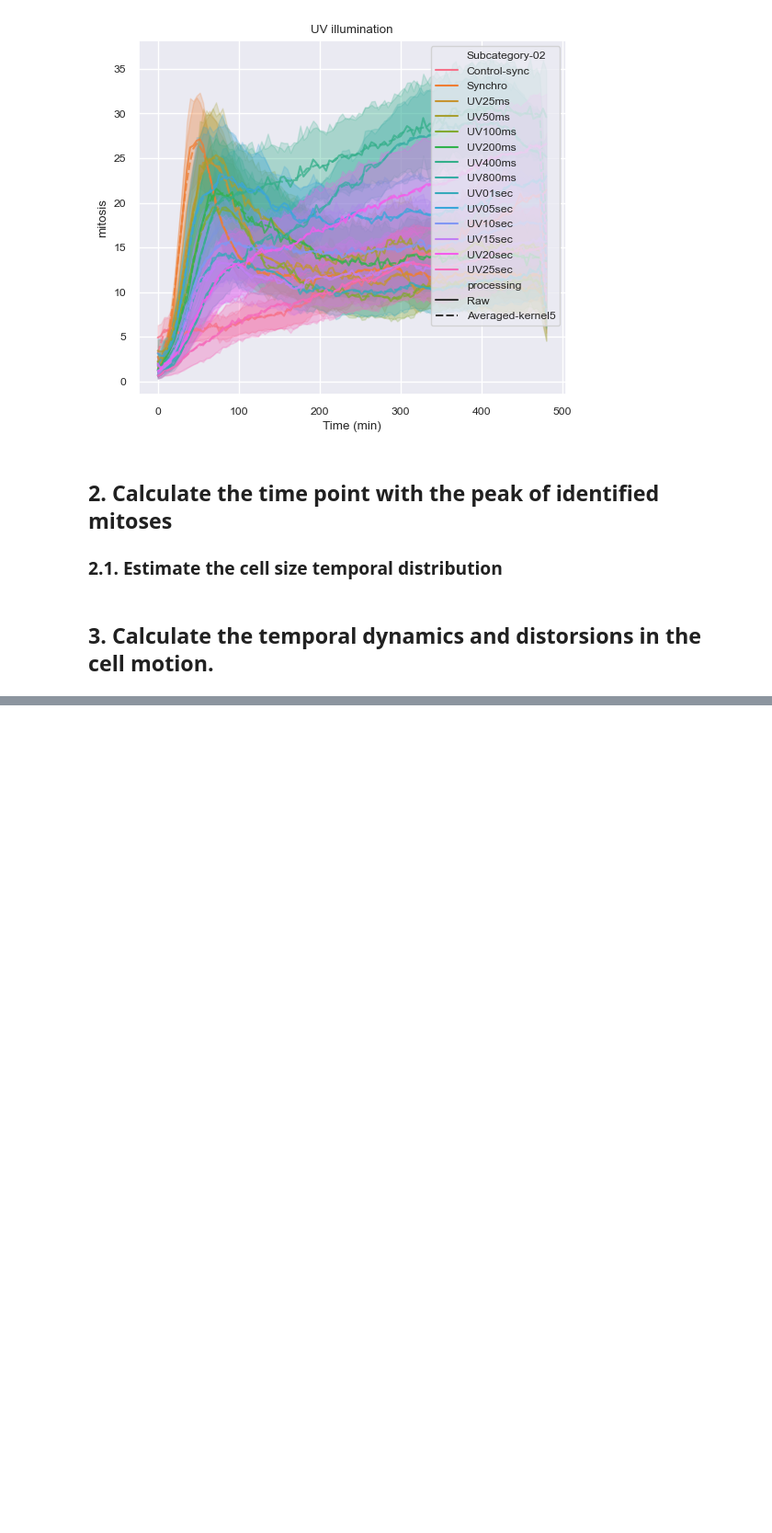
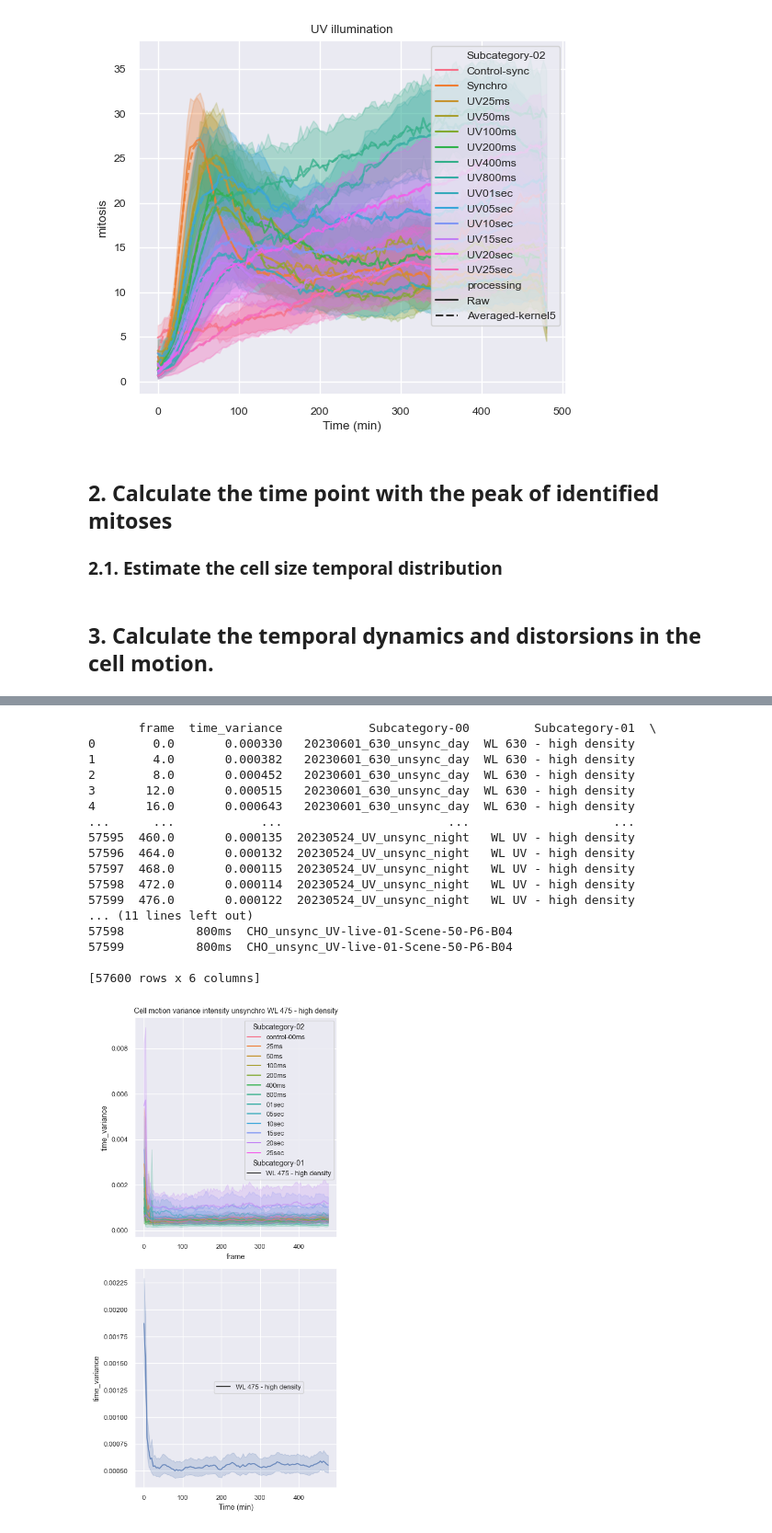
Before and after one commit to HenriquesLab/PhotoFiTT, a Jupyter notebook: notebooks/Analyse phototoxicity data.ipynb, the cells around one changed output, grey strips where cells are left out. Shown at 92% size. Drawn from its saved outputs; the diff is of its cells as text; code cells hidden in the pictures; blank space fills up the shorter version.

```diff
--- a/notebooks/Analyse phototoxicity data.ipynb
+++ b/notebooks/Analyse phototoxicity data.ipynb
@@ -217,0 +179,12 @@ conditions_with_aggregates(dynamics_metrics, "time_variance", "Dynamics_{0}_vari
+# %%
+from photofitt.analysis import extract_motion
+from photofitt.display import conditions_with_aggregates
+
+method="intensity"
+folder = "motion_clahe-{}".format(method)
+
+if not os.path.exists(os.path.join(output_path, folder)):
+    os.mkdir(os.path.join(output_path, folder))
+
+motion_metrics = extract_motion(images_path, method=method, save_steps=False, enhance_contrast=True,
+                                            output_path=os.path.join(output_path, folder), condition=None)
@@ -217,0 +209,33 @@ conditions_with_aggregates(dynamics_metrics, "time_variance", "Dynamics_{0}_vari
+# %%
+print(motion_metrics)
+condition="unsynchro"
+motion_metrics.to_csv(os.path.join(output_path, folder, "data_motion_{0}_{1}.csv".format(method, condition)))
+wavelength = np.unique(motion_metrics["Subcategory-01"])
+for w in wavelength:
+    motion_w = motion_metrics[motion_metrics["Subcategory-01"]==w].reset_index(drop=True)
+    motion_w.to_csv(os.path.join(output_path, folder, "data_motion_{0}_{1}_{2}.csv".format(method, condition, w)))
+
+    conditions_with_aggregates(motion_w, "time_variance",
+                               "Cell motion variance {0} {1} {2}".format(method, condition, w),
+                               os.path.join(output_path, folder),
+                               "motion_variance_{0}_{1}_{2}.png".format(method, condition, w),
+                               hue="Subcategory-02", style="Subcategory-01")
+# %% [output]
+       frame  time_variance            Subcategory-00         Subcategory-01  \
+0        0.0       0.000330   20230601_630_unsync_day  WL 630 - high density
+1        4.0       0.000382   20230601_630_unsync_day  WL 630 - high density
+2        8.0       0.000452   20230601_630_unsync_day  WL 630 - high density
+3       12.0       0.000515   20230601_630_unsync_day  WL 630 - high density
+4       16.0       0.000643   20230601_630_unsync_day  WL 630 - high density
+...      ...            ...                       ...                    ...
+57595  460.0       0.000135  20230524_UV_unsync_night   WL UV - high density
+57596  464.0       0.000132  20230524_UV_unsync_night   WL UV - high density
+57597  468.0       0.000115  20230524_UV_unsync_night   WL UV - high density
+57598  472.0       0.000114  20230524_UV_unsync_night   WL UV - high density
+57599  476.0       0.000122  20230524_UV_unsync_night   WL UV - high density
+... (11 lines left out)
+57598          800ms  CHO_unsync_UV-live-01-Scene-50-P6-B04
+57599          800ms  CHO_unsync_UV-live-01-Scene-50-P6-B04
+
+[57600 rows x 6 columns]
+[figure, added]
```
Also changed, not shown: parts of 6 cells of this notebook, 12 other files.
